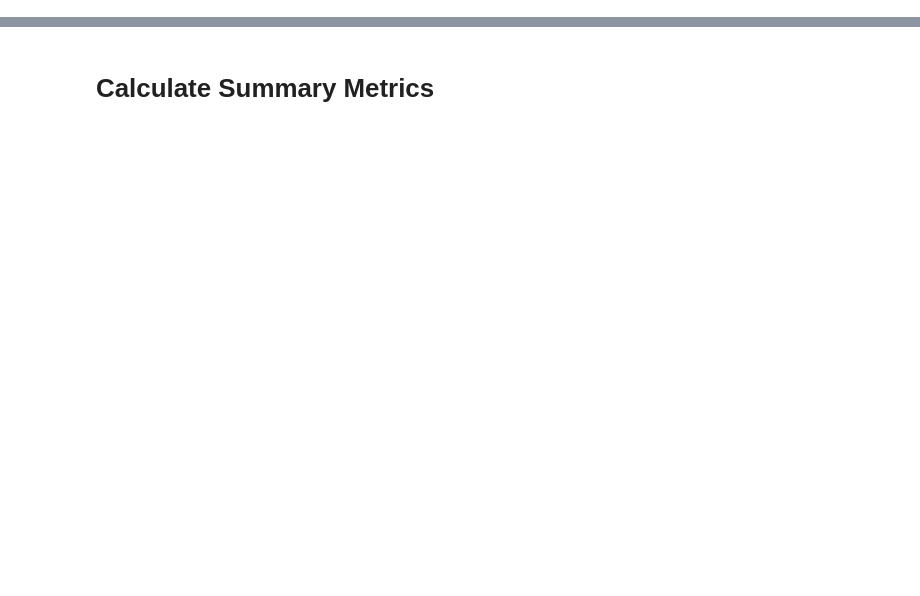
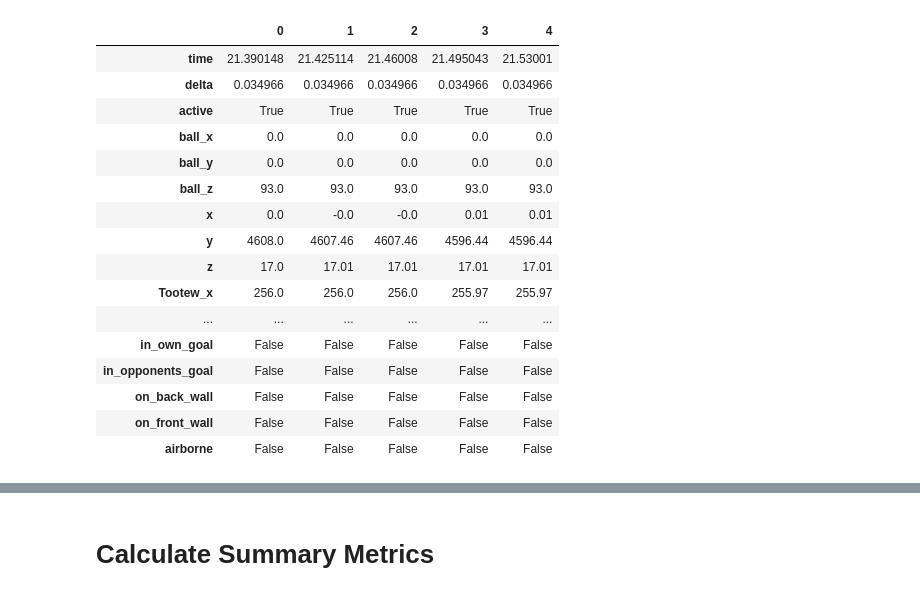
Before and after one commit to jeremyrobertford/rocketleague_ml, a Jupyter notebook: notebooks/eda.ipynb, the cells around one changed output, grey strips where cells are left out. Saved outputs shown, nothing was run; the diff lists cells and outputs as text; code cells hidden in the pictures; blank space fills up the shorter version.

```diff
--- a/notebooks/eda.ipynb
+++ b/notebooks/eda.ipynb
@@ -206,0 +131,87 @@ dense.tail().T
+# %%
+max_y = abs(field_y[0])
+third_of_y = max_y / 3
+dense["offensive_half"] = dense["y"] > 0
+dense["defensive_half"] = dense["y"] <= 0
+dense["offensive_third"] = dense["y"] >= third_of_y
+dense["neutral_third"] = (dense["y"] < third_of_y) & (dense["y"] > -third_of_y)
+dense["defensive_third"] = dense["y"] <= -third_of_y
+
+dense["left_half"] = dense["x"] > 0
+dense["right_half"] = dense["x"] <= 0
+dense["left_third"] = dense["x"] >= third_of_y
+dense["middle_third"] = (dense["x"] < third_of_y) & (dense["x"] > -third_of_y)
+dense["right_third"] = dense["x"] <= -third_of_y
+
+distance_cols = [c for c in dense.columns if c.endswith("_distance_to_ball") or c == "distance_to_ball"]
+dense["closest_to_ball"] = dense["distance_to_ball"] == dense[distance_cols].min(axis=1)
+dense["farthest_from_ball"] = dense["distance_to_ball"] == dense[distance_cols].max(axis=1)
+dense["in_front_of_ball"] = dense["y"] > dense["ball_y"]
+dense["behind_ball"] = dense["y"] < dense["ball_y"]
+
+# tolerances so we don't misclassify tiny bounces
+Z_GROUND = 30
+Z_CEILING = 2000
+X_WALL = 4096
+Y_WALL = 5120
+X_GOAL = 892
+GOAL_DEPTH = 880
+TOL = 50  # tolerance in uu
+
+dense["grounded"] = dense["z"].between(0, Z_GROUND) # type: ignore
+dense["on_ceiling"] = dense["z"] >= Z_CEILING
+
+dense["on_left_wall"] = dense["x"] <= -X_WALL + TOL
+dense["on_right_wall"] = dense["x"] >= X_WALL - TOL
+
+# Goal regions
+dense["in_own_goal"] = (
+    (dense["x"].between(-X_GOAL, X_GOAL)) & # type: ignore
+    (dense["y"] <= -(Y_WALL - TOL)) &
+    (dense["y"] >= -(Y_WALL + GOAL_DEPTH + TOL))
+)
+dense["in_opponents_goal"] = (
+    (dense["x"].between(-X_GOAL, X_GOAL)) & # type: ignore
+    (dense["y"] >= (Y_WALL - TOL)) &
+    (dense["y"] <= (Y_WALL + GOAL_DEPTH + TOL))
+)
+
+# Wall checks, excluding goal occupancy
+dense["on_back_wall"] = (
+    (dense["y"] <= -(Y_WALL - TOL)) &
+    (~dense["in_own_goal"])
+)
+dense["on_front_wall"] = (
+    (dense["y"] >= (Y_WALL - TOL)) &
+    (~dense["in_opponents_goal"])
+)
+
+# airborne = none of the above
+dense["airborne"] = ~(
+    dense["grounded"] |
+    dense["on_ceiling"] |
+    dense["on_left_wall"] |
+    dense["on_right_wall"] |
+    dense["on_back_wall"] |
+    dense["on_front_wall"]
+)
+
+dense.head().T
+# %% [output]
+|  | 0 | 1 | 2 | 3 | 4 |
+| time | 21.390148 | 21.425114 | 21.46008 | 21.495043 | 21.53001 |
+| delta | 0.034966 | 0.034966 | 0.034966 | 0.034966 | 0.034966 |
+| active | True | True | True | True | True |
+| ball_x | 0.0 | 0.0 | 0.0 | 0.0 | 0.0 |
+| ball_y | 0.0 | 0.0 | 0.0 | 0.0 | 0.0 |
+| ball_z | 93.0 | 93.0 | 93.0 | 93.0 | 93.0 |
+| x | 0.0 | -0.0 | -0.0 | 0.01 | 0.01 |
+| y | 4608.0 | 4607.46 | 4607.46 | 4596.44 | 4596.44 |
+| z | 17.0 | 17.01 | 17.01 | 17.01 | 17.01 |
+| Tootew_x | 256.0 | 256.0 | 256.0 | 255.97 | 255.97 |
+| ... | ... | ... | ... | ... | ... |
+| in_own_goal | False | False | False | False | False |
+| in_opponents_goal | False | False | False | False | False |
+| on_back_wall | False | False | False | False | False |
+| on_front_wall | False | False | False | False | False |
+| airborne | False | False | False | False | False |
```
Also changed, not shown: parts of 22 cells of this notebook, 11 other files.
